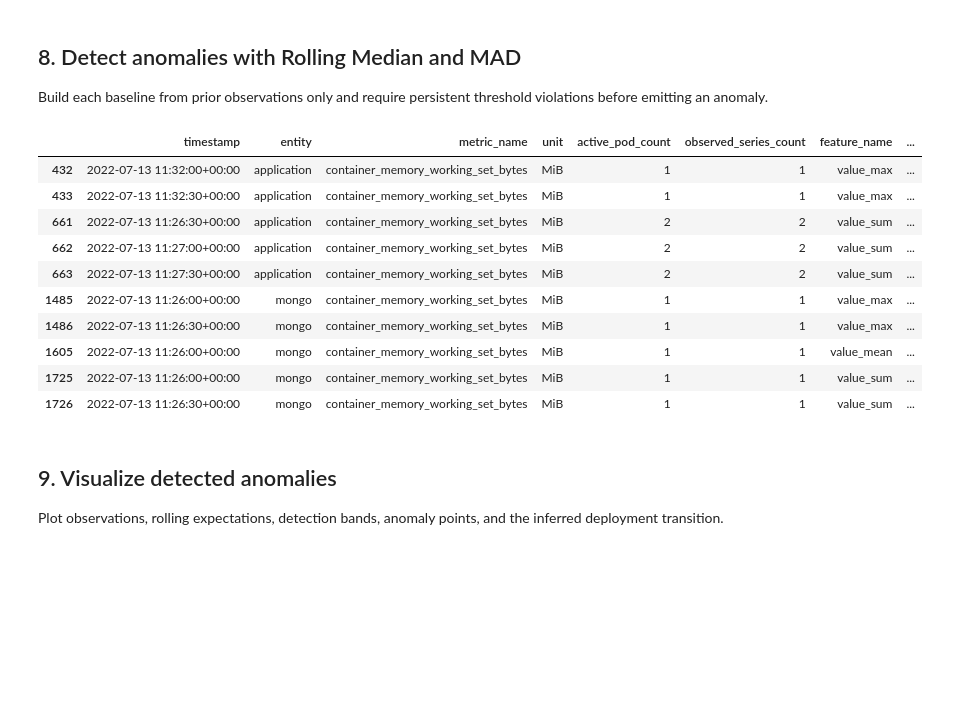
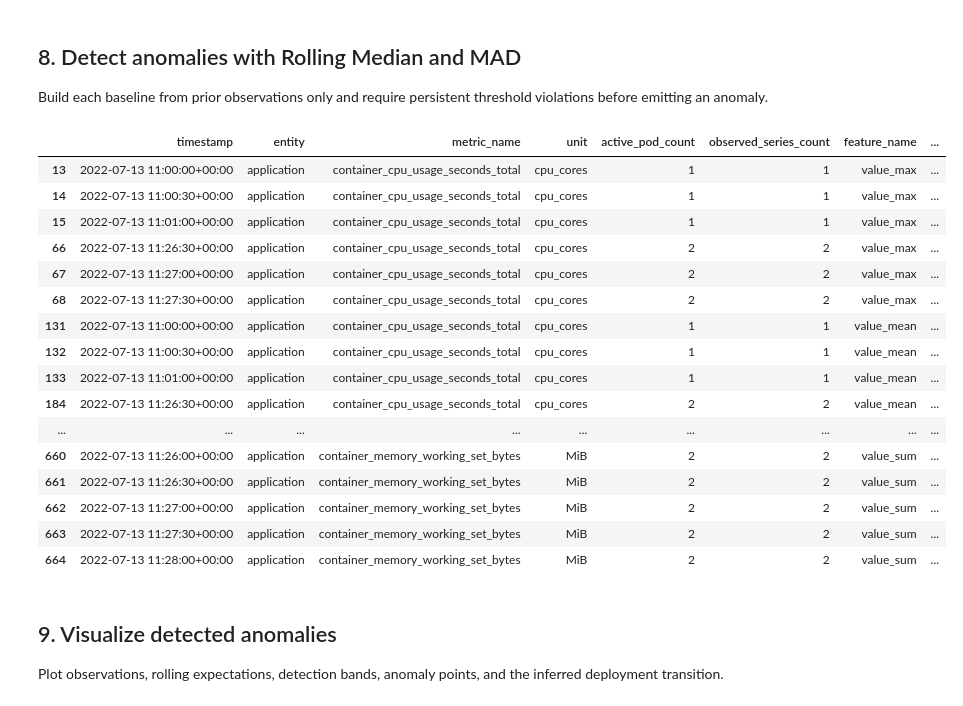
Before and after one commit to T-Sunm/aiops-trainticket-pipeline, a Jupyter notebook: notebooks/02_metrics_detection.ipynb, the cells around one changed output. Saved outputs shown, nothing was run; the diff lists cells and outputs as text; code cells hidden in the pictures; blank space fills up the shorter version.

```diff
--- a/notebooks/02_metrics_detection.ipynb
+++ b/notebooks/02_metrics_detection.ipynb
@@ -537,7 +537,7 @@ MIN_HISTORY = 10
 SCORE_THRESHOLD = 4.0
 
 PERSISTENCE_WINDOW = 3
-MIN_ANOMALOUS_POINTS = 2
+MIN_ANOMALOUS_POINTS = 1
 
 
 def rolling_mad_detector(group):
@@ -613,43 +613,49 @@ def rolling_mad_detector(group):
         default="normal",
     )
 
     group["detector"] = "rolling_median_mad"
 
     return group
 
 
 detected_groups = []
 
 group_columns = [
     "entity",
     "metric_name",
     "feature_name",
 ]
 
 for _, group in feature_long.groupby(group_columns, sort=False):
     detected_groups.append(rolling_mad_detector(group))
 
 detected = (
     pd.concat(detected_groups, ignore_index=True)
     .sort_values(group_columns + ["timestamp"])
 )
 
 display(
     detected[detected["is_anomaly"]]
     .head(30)
 )
 # %% [output]
 |  | timestamp | entity | metric_name | unit | active_pod_count | observed_series_count | feature_name | ... |
-| 432 | 2022-07-13 11:32:00+00:00 | application | container_memory_working_set_bytes | MiB | 1 | 1 | value_max | ... |
-| 433 | 2022-07-13 11:32:30+00:00 | application | container_memory_working_set_bytes | MiB | 1 | 1 | value_max | ... |
+| 13 | 2022-07-13 11:00:00+00:00 | application | container_cpu_usage_seconds_total | cpu_cores | 1 | 1 | value_max | ... |
+| 14 | 2022-07-13 11:00:30+00:00 | application | container_cpu_usage_seconds_total | cpu_cores | 1 | 1 | value_max | ... |
+| 15 | 2022-07-13 11:01:00+00:00 | application | container_cpu_usage_seconds_total | cpu_cores | 1 | 1 | value_max | ... |
+| 66 | 2022-07-13 11:26:30+00:00 | application | container_cpu_usage_seconds_total | cpu_cores | 2 | 2 | value_max | ... |
+| 67 | 2022-07-13 11:27:00+00:00 | application | container_cpu_usage_seconds_total | cpu_cores | 2 | 2 | value_max | ... |
+| 68 | 2022-07-13 11:27:30+00:00 | application | container_cpu_usage_seconds_total | cpu_cores | 2 | 2 | value_max | ... |
+| 131 | 2022-07-13 11:00:00+00:00 | application | container_cpu_usage_seconds_total | cpu_cores | 1 | 1 | value_mean | ... |
+| 132 | 2022-07-13 11:00:30+00:00 | application | container_cpu_usage_seconds_total | cpu_cores | 1 | 1 | value_mean | ... |
+| 133 | 2022-07-13 11:01:00+00:00 | application | container_cpu_usage_seconds_total | cpu_cores | 1 | 1 | value_mean | ... |
+| 184 | 2022-07-13 11:26:30+00:00 | application | container_cpu_usage_seconds_total | cpu_cores | 2 | 2 | value_mean | ... |
+| ... | ... | ... | ... | ... | ... | ... | ... | ... |
+| 660 | 2022-07-13 11:26:00+00:00 | application | container_memory_working_set_bytes | MiB | 2 | 2 | value_sum | ... |
 | 661 | 2022-07-13 11:26:30+00:00 | application | container_memory_working_set_bytes | MiB | 2 | 2 | value_sum | ... |
 | 662 | 2022-07-13 11:27:00+00:00 | application | container_memory_working_set_bytes | MiB | 2 | 2 | value_sum | ... |
 | 663 | 2022-07-13 11:27:30+00:00 | application | container_memory_working_set_bytes | MiB | 2 | 2 | value_sum | ... |
-| 1485 | 2022-07-13 11:26:00+00:00 | mongo | container_memory_working_set_bytes | MiB | 1 | 1 | value_max | ... |
-| 1486 | 2022-07-13 11:26:30+00:00 | mongo | container_memory_working_set_bytes | MiB | 1 | 1 | value_max | ... |
-| 1605 | 2022-07-13 11:26:00+00:00 | mongo | container_memory_working_set_bytes | MiB | 1 | 1 | value_mean | ... |
-| 1725 | 2022-07-13 11:26:00+00:00 | mongo | container_memory_working_set_bytes | MiB | 1 | 1 | value_sum | ... |
-| 1726 | 2022-07-13 11:26:30+00:00 | mongo | container_memory_working_set_bytes | MiB | 1 | 1 | value_sum | ... |
+| 664 | 2022-07-13 11:28:00+00:00 | application | container_memory_working_set_bytes | MiB | 2 | 2 | value_sum | ... |
 # %% [markdown]
 ## 9. Visualize detected anomalies
 
```
Also changed, not shown: parts of 16 cells of this notebook, 3 other files.
